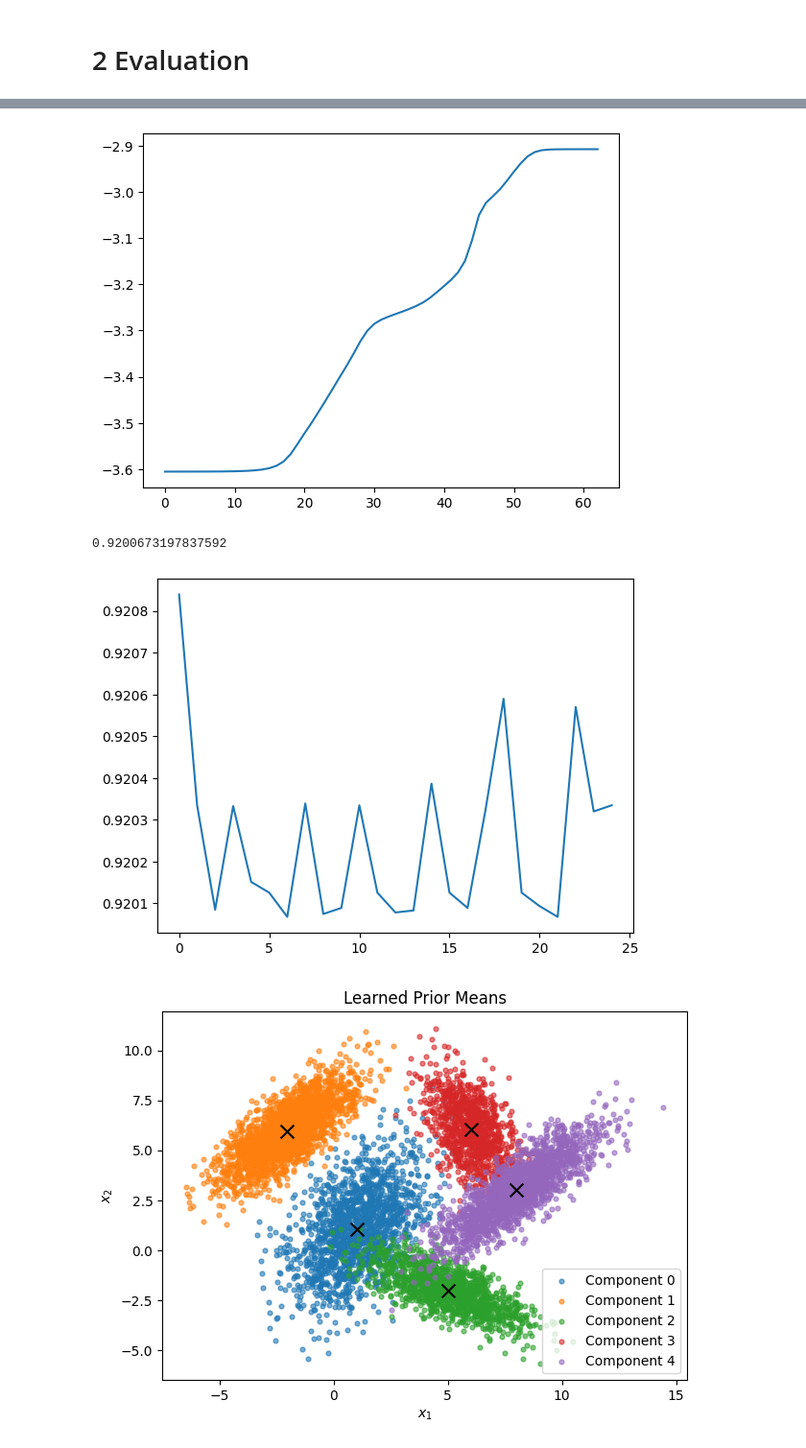
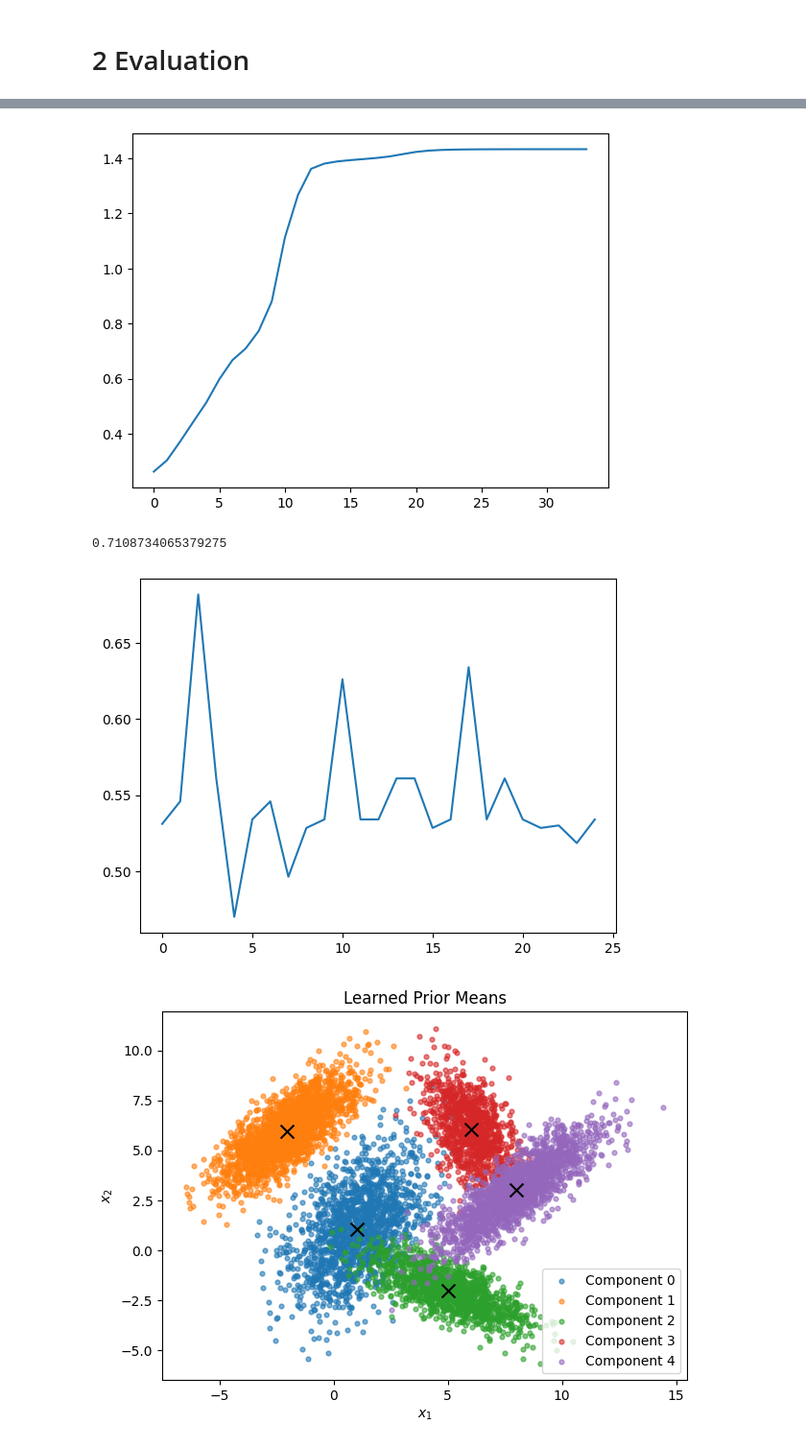
Before and after one commit to jimmyjz1127/bayesian-mixture-model-missing-data, a Jupyter notebook: Week6/GMMVI_MeanField.ipynb, the cells around one changed output, grey strips where cells are left out. Shown at 96% size. Cells and saved outputs as stored; diff of their text form; code cells hidden in the pictures.

```diff
--- a/Week6/GMMVI_MeanField.ipynb
+++ b/Week6/GMMVI_MeanField.ipynb
@@ -807,12 +728,16 @@ R_truth = np.eye(5)[y_train.astype(int)]
+# %%
+dirpath = "./../../Datasets/Gaussian/Processed/IRIS/"
+X_train = np.load(dirpath + "X_train_iris.npy")
+y_train = np.load(dirpath + "y_train_iris.npy")
 # %%
-R, W, kappa, m, ν, α, loglikes= meanfield_vi(X_train,5,mode=0,max_iters=500,R_true=None)
+R, W, kappa, m, ν, α, loglikes= meanfield_vi(X_train,3,mode=0,max_iters=500,R_true=None)
 zs = np.argmax(R, axis=1)
 plt.plot(loglikes)
 plt.show()
 print(metrics.adjusted_rand_score(y_train, zs))
 # %% [output]
-[figure, old version]
+[figure, new version]
-0.9200673197837592
+0.7108734065379275
 # %%
 scores = []
 for i in range(0,25):
@@ -823,7 +748,7 @@ for i in range(0,25):
 plt.plot(scores)
 plt.show()
 # %% [output]
-[figure, old version]
+[figure, new version]
 # %%
 '''
     Plot learned mean priors (m_k) against ground truth clusters
```
Also changed, not shown: parts of 4 cells of this notebook, 4 other files.
